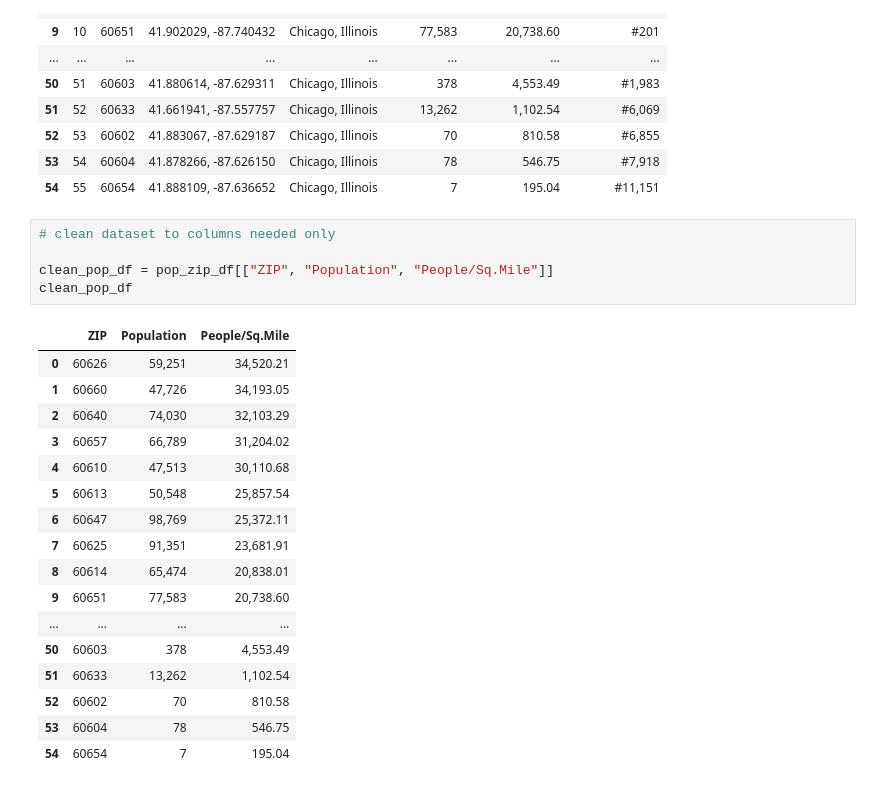
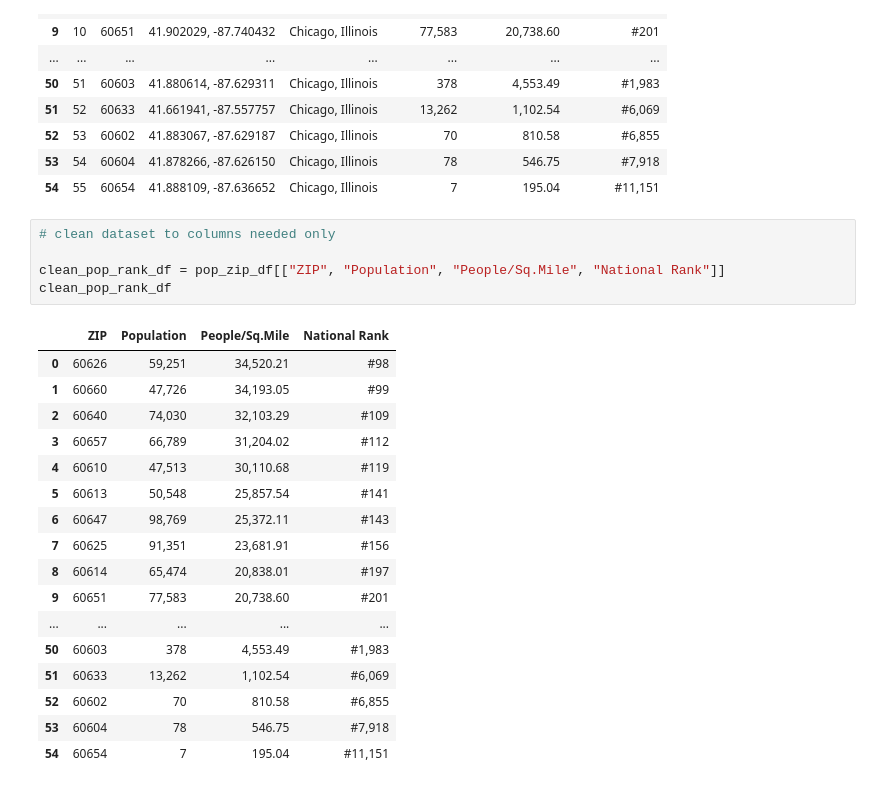
Before and after one commit to mmcdan13/capstone_project, a Jupyter notebook: Chipotle_Crime_Data_Cleaning.ipynb, the cells around one changed output. Drawn from its saved outputs; the diff is of its cells as text.

```diff
--- a/Chipotle_Crime_Data_Cleaning.ipynb
+++ b/Chipotle_Crime_Data_Cleaning.ipynb
@@ -172,25 +137,25 @@ pop_zip_df
 # %%
 # clean dataset to columns needed only
 
-clean_pop_df = pop_zip_df[["ZIP", "Population", "People/Sq.Mile"]]
-clean_pop_df
+clean_pop_rank_df = pop_zip_df[["ZIP", "Population", "People/Sq.Mile", "National Rank"]]
+clean_pop_rank_df
 # %% [output]
-|  | ZIP | Population | People/Sq.Mile |
-| 0 | 60626 | 59,251 | 34,520.21 |
-| 1 | 60660 | 47,726 | 34,193.05 |
-| 2 | 60640 | 74,030 | 32,103.29 |
-| 3 | 60657 | 66,789 | 31,204.02 |
-| 4 | 60610 | 47,513 | 30,110.68 |
-| 5 | 60613 | 50,548 | 25,857.54 |
-| 6 | 60647 | 98,769 | 25,372.11 |
-| 7 | 60625 | 91,351 | 23,681.91 |
-| 8 | 60614 | 65,474 | 20,838.01 |
-| 9 | 60651 | 77,583 | 20,738.60 |
-| ... | ... | ... | ... |
-| 50 | 60603 | 378 | 4,553.49 |
-| 51 | 60633 | 13,262 | 1,102.54 |
-| 52 | 60602 | 70 | 810.58 |
-| 53 | 60604 | 78 | 546.75 |
-| 54 | 60654 | 7 | 195.04 |
+|  | ZIP | Population | People/Sq.Mile | National Rank |
+| 0 | 60626 | 59,251 | 34,520.21 | #98 |
+| 1 | 60660 | 47,726 | 34,193.05 | #99 |
+| 2 | 60640 | 74,030 | 32,103.29 | #109 |
+| 3 | 60657 | 66,789 | 31,204.02 | #112 |
+| 4 | 60610 | 47,513 | 30,110.68 | #119 |
+| 5 | 60613 | 50,548 | 25,857.54 | #141 |
+| 6 | 60647 | 98,769 | 25,372.11 | #143 |
+| 7 | 60625 | 91,351 | 23,681.91 | #156 |
+| 8 | 60614 | 65,474 | 20,838.01 | #197 |
+| 9 | 60651 | 77,583 | 20,738.60 | #201 |
+| ... | ... | ... | ... | ... |
+| 50 | 60603 | 378 | 4,553.49 | #1,983 |
+| 51 | 60633 | 13,262 | 1,102.54 | #6,069 |
+| 52 | 60602 | 70 | 810.58 | #6,855 |
+| 53 | 60604 | 78 | 546.75 | #7,918 |
+| 54 | 60654 | 7 | 195.04 | #11,151 |
 # %%
 #write cleaned data to a .csv
```
Also changed, not shown: parts of 12 cells of this notebook, 11 other files.
